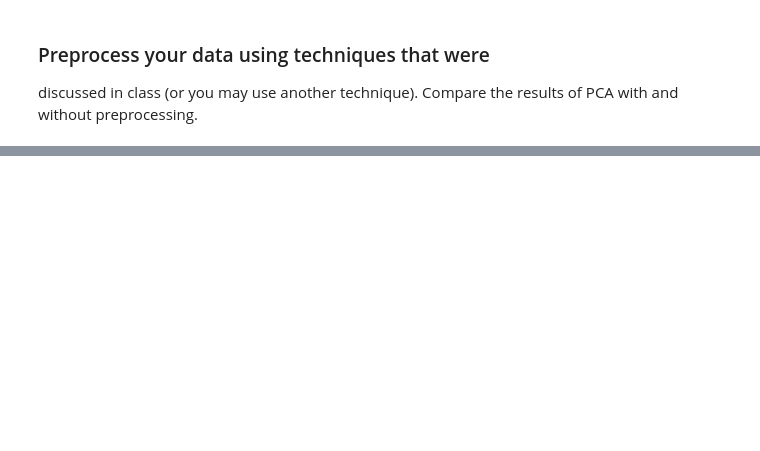
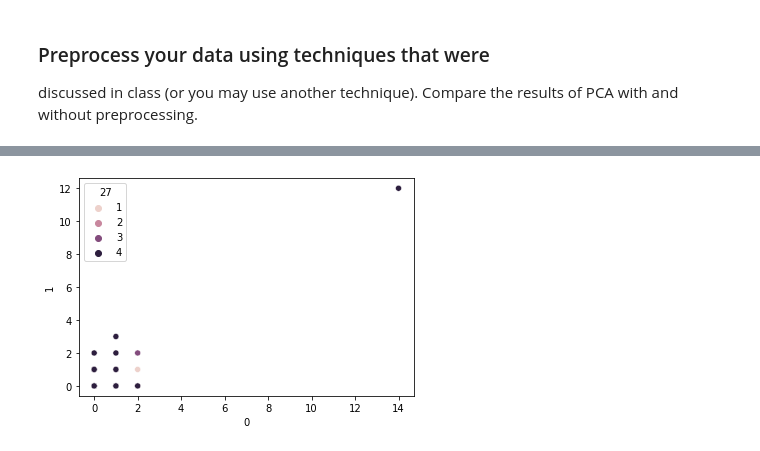
Before and after one commit to muznyahamed/sem7_Ml_assignment1, a Jupyter notebook: assignment2.ipynb, the cells around one changed output, grey strips where cells are left out. Saved outputs shown, nothing was run; the diff lists cells and outputs as text; code cells hidden in the pictures; blank space fills up the shorter version.

```diff
--- a/assignment2.ipynb
+++ b/assignment2.ipynb
@@ -15,4 +15,5 @@ mat_file = scipy.io.loadmat('data2.mat')
 data = mat_file['DataMatrix'][()]
 df = pd.DataFrame(data)
 init_data= df
+init_data1= df
 df.drop(df.columns[27], axis=1)
@@ -241,0 +416,16 @@ for i, column in enumerate(data.columns):
+# %%
+
+
+# Load the data into a Pandas DataFrame
+data = init_data1
+
+# Assign the labels to a variable
+labels = data.iloc[:,27]
+
+# Create a scatter plot with different colors for each label
+sns.scatterplot(data=data.iloc[:,:7], x=data.columns[0], y=data.columns[1], hue=labels)
+
+# Show the plot
+plt.show()
+# %% [output]
+[figure, added]
```
Also changed, not shown: parts of 26 cells of this notebook.
